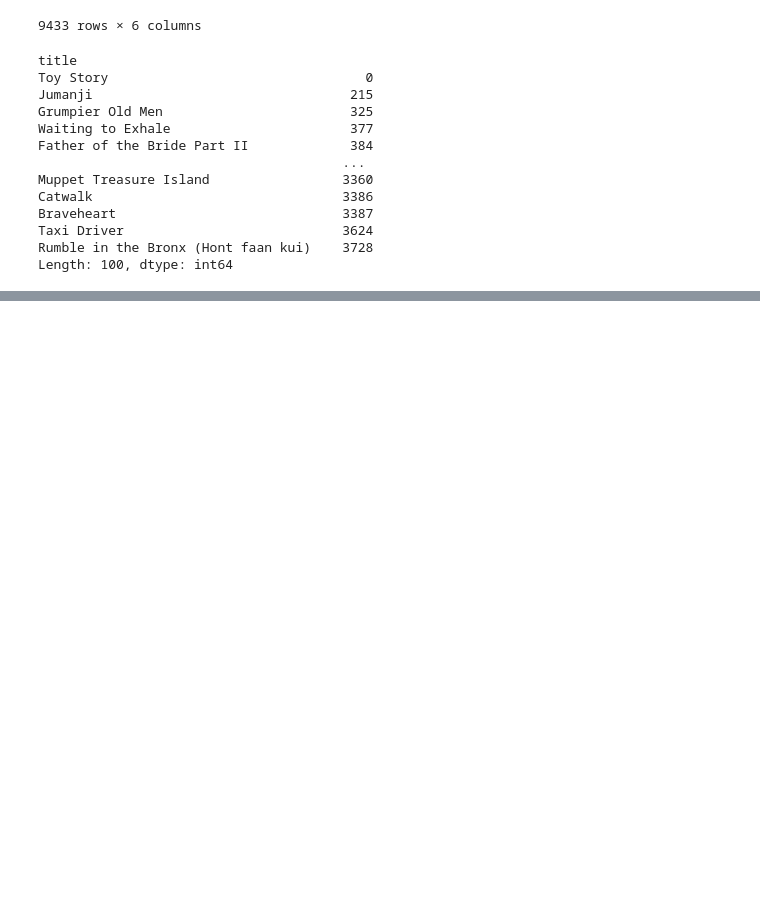
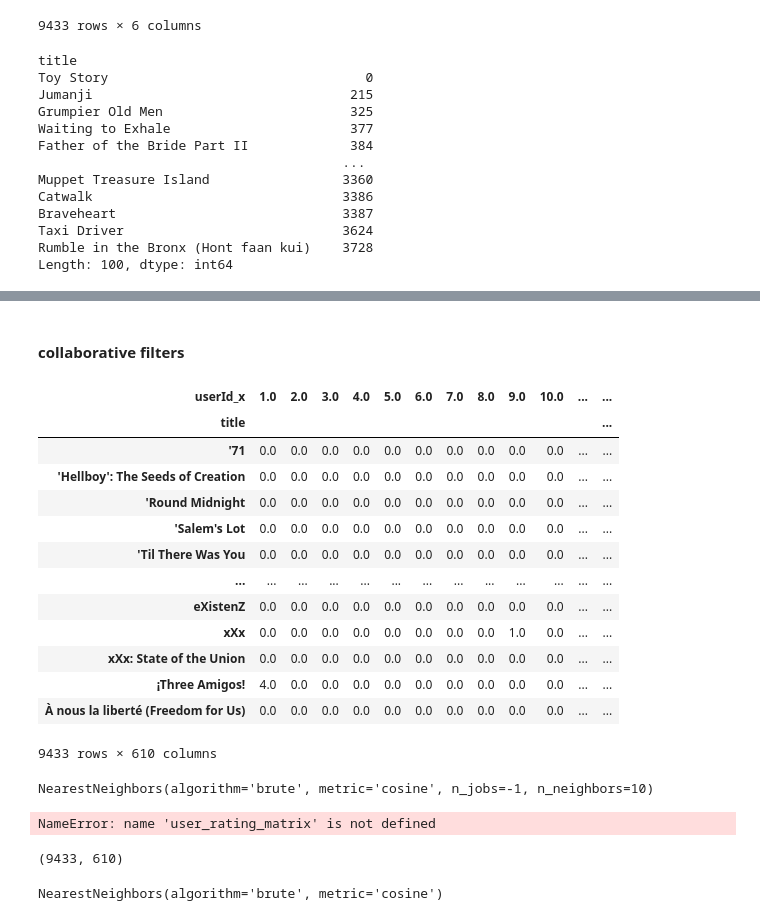
Before and after one commit to Allan-Kipkemei/Movie-Recommendation-System, a Jupyter notebook: Recommender.ipynb, the cells around one changed output, grey strips where cells are left out. Cells and saved outputs as stored; diff of their text form; code cells hidden in the pictures; blank space fills up the shorter version.

```diff
--- a/Recommender.ipynb
+++ b/Recommender.ipynb
@@ -1116,0 +1215,29 @@ Length: 100, dtype: int64
+# %% [markdown]
+#### collaborative filters
+# %%
+knnrc_df=df.pivot_table(index='title',columns='userId_x',values='rating').fillna(0)
+knnrc_df
+# %% [output]
+| userId_x | 1.0 | 2.0 | 3.0 | 4.0 | 5.0 | 6.0 | 7.0 | 8.0 | 9.0 | 10.0 | ... | ... |
+| title |  |  |  |  |  |  |  |  |  |  |  | ... |
+| '71 | 0.0 | 0.0 | 0.0 | 0.0 | 0.0 | 0.0 | 0.0 | 0.0 | 0.0 | 0.0 | ... | ... |
+| 'Hellboy': The Seeds of Creation | 0.0 | 0.0 | 0.0 | 0.0 | 0.0 | 0.0 | 0.0 | 0.0 | 0.0 | 0.0 | ... | ... |
+| 'Round Midnight | 0.0 | 0.0 | 0.0 | 0.0 | 0.0 | 0.0 | 0.0 | 0.0 | 0.0 | 0.0 | ... | ... |
+| 'Salem's Lot | 0.0 | 0.0 | 0.0 | 0.0 | 0.0 | 0.0 | 0.0 | 0.0 | 0.0 | 0.0 | ... | ... |
+| 'Til There Was You | 0.0 | 0.0 | 0.0 | 0.0 | 0.0 | 0.0 | 0.0 | 0.0 | 0.0 | 0.0 | ... | ... |
+| ... | ... | ... | ... | ... | ... | ... | ... | ... | ... | ... | ... | ... |
+| eXistenZ | 0.0 | 0.0 | 0.0 | 0.0 | 0.0 | 0.0 | 0.0 | 0.0 | 0.0 | 0.0 | ... | ... |
+| xXx | 0.0 | 0.0 | 0.0 | 0.0 | 0.0 | 0.0 | 0.0 | 0.0 | 1.0 | 0.0 | ... | ... |
+| xXx: State of the Union | 0.0 | 0.0 | 0.0 | 0.0 | 0.0 | 0.0 | 0.0 | 0.0 | 0.0 | 0.0 | ... | ... |
+| ¡Three Amigos! | 4.0 | 0.0 | 0.0 | 0.0 | 0.0 | 0.0 | 0.0 | 0.0 | 0.0 | 0.0 | ... | ... |
+| À nous la liberté (Freedom for Us) | 0.0 | 0.0 | 0.0 | 0.0 | 0.0 | 0.0 | 0.0 | 0.0 | 0.0 | 0.0 | ... | ... |
+9433 rows × 610 columns
+# %%
+# Define a KNN model on cosine similarity
+cf_knn_model= NearestNeighbors(metric='cosine', algorithm='brute', n_neighbors=10, n_jobs=-1)
+
+
+# Fitting the model on our matrix
+cf_knn_model.fit(knnrc_df)
+# %% [output]
+NearestNeighbors(algorithm='brute', metric='cosine', n_jobs=-1, n_neighbors=10)
@@ -1116,0 +1265,19 @@ Length: 100, dtype: int64
+# %%
+n_recs = 10
+movie_recommender_engine('Batman', user_rating_matrix, cf_knn_model, n_recs)
+# %% [output]
+NameError: name 'user_rating_matrix' is not defined
+# %%
+knnrc_df.shape
+# %% [output]
+(9433, 610)
+# %%
+from scipy.sparse import csr_matrix
+from sklearn.neighbors import NearestNeighbors
+
+movie_features_df_matrix = csr_matrix(knnrc_df.values)
+
+model_knn = NearestNeighbors(metric = 'cosine', algorithm = 'brute')
+model_knn.fit(movie_features_df_matrix)
+# %% [output]
+NearestNeighbors(algorithm='brute', metric='cosine')
```
Also changed, not shown: parts of 14 cells of this notebook.
